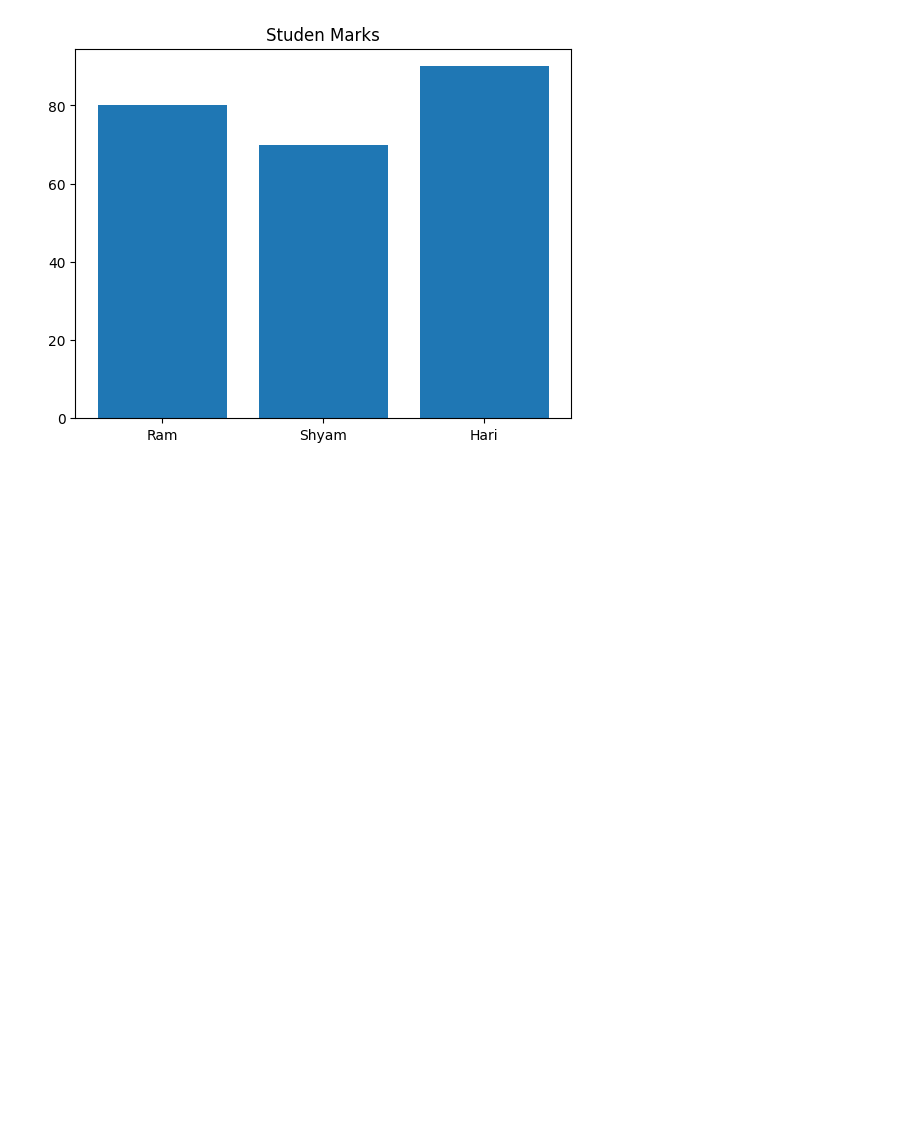
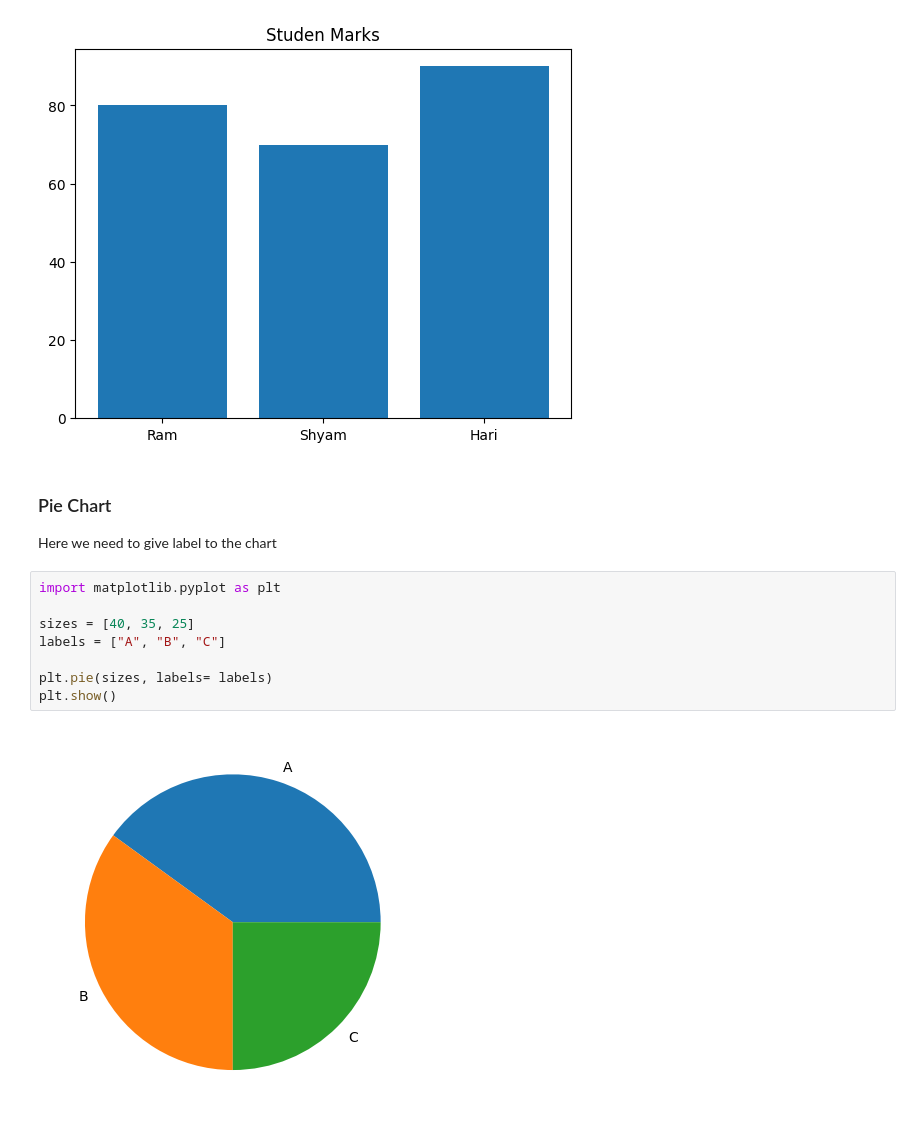
Before and after one commit to bishalstha-007/Python, a Jupyter notebook: Data_Visualization/matplotlib.ipynb, the cells around one changed output. Saved outputs shown, nothing was run; the diff lists cells and outputs as text; blank space fills up the shorter version.

Commit message:
Visualization

```diff
--- a/Data_Visualization/matplotlib.ipynb
+++ b/Data_Visualization/matplotlib.ipynb
@@ -34,4 +34,15 @@ plt.show()
 # %% [output]
 [figure]
 # %% [markdown]
-###
+### Pie Chart
+Here we need to give label to the chart
+# %%
+import matplotlib.pyplot as plt
+
+sizes = [40, 35, 25]
+labels = ["A", "B", "C"]
+
+plt.pie(sizes, labels= labels)
+plt.show()
+# %% [output]
+[figure, added]
```
